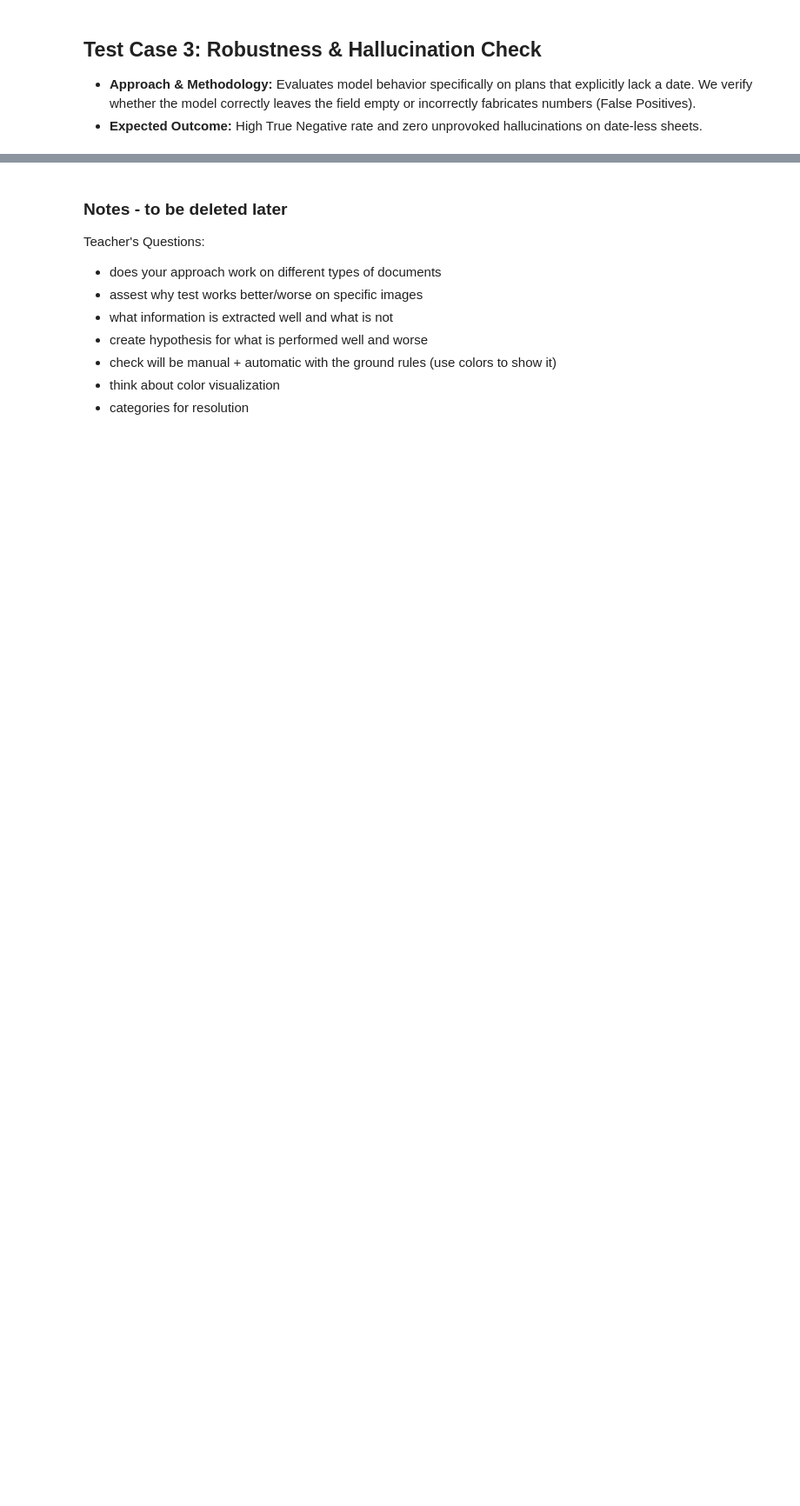
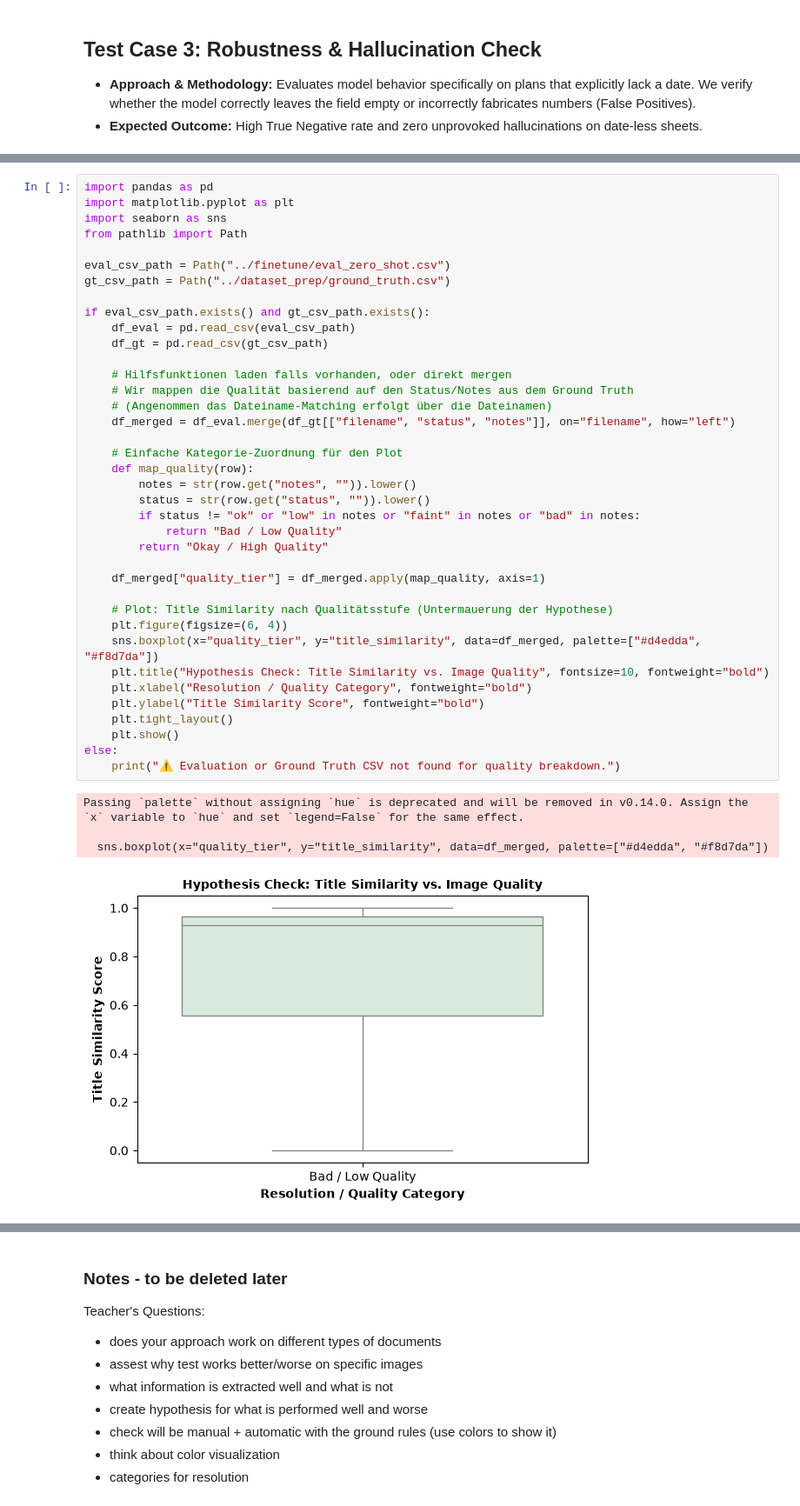
Before and after one commit to CharalamposZisis/BVG_Project_, a Jupyter notebook: testing/testing.ipynb, the cells around one changed output, grey strips where cells are left out. Shown at 87% size. Saved outputs shown, nothing was run; the diff lists cells and outputs as text; blank space fills up the shorter version.

```diff
--- a/testing/testing.ipynb
+++ b/testing/testing.ipynb
@@ -111,0 +142,43 @@ if eval_csv_path.exists():
+# %%
+import pandas as pd
+import matplotlib.pyplot as plt
+import seaborn as sns
+from pathlib import Path
+
+eval_csv_path = Path("../finetune/eval_zero_shot.csv")
+gt_csv_path = Path("../dataset_prep/ground_truth.csv")
+
+if eval_csv_path.exists() and gt_csv_path.exists():
+    df_eval = pd.read_csv(eval_csv_path)
+    df_gt = pd.read_csv(gt_csv_path)
+
+    # Hilfsfunktionen laden falls vorhanden, oder direkt mergen
+    # Wir mappen die Qualität basierend auf den Status/Notes aus dem Ground Truth
+    # (Angenommen das Dateiname-Matching erfolgt über die Dateinamen)
+    df_merged = df_eval.merge(df_gt[["filename", "status", "notes"]], on="filename", how="left")
+
+    # Einfache Kategorie-Zuordnung für den Plot
+    def map_quality(row):
+        notes = str(row.get("notes", "")).lower()
+        status = str(row.get("status", "")).lower()
+        if status != "ok" or "low" in notes or "faint" in notes or "bad" in notes:
+            return "Bad / Low Quality"
+        return "Okay / High Quality"
+
+    df_merged["quality_tier"] = df_merged.apply(map_quality, axis=1)
+
+    # Plot: Title Similarity nach Qualitätsstufe (Untermauerung der Hypothese)
+    plt.figure(figsize=(6, 4))
+    sns.boxplot(x="quality_tier", y="title_similarity", data=df_merged, palette=["#d4edda", "#f8d7da"])
+    plt.title("Hypothesis Check: Title Similarity vs. Image Quality", fontsize=10, fontweight="bold")
+    plt.xlabel("Resolution / Quality Category", fontweight="bold")
+    plt.ylabel("Title Similarity Score", fontweight="bold")
+    plt.tight_layout()
+    plt.show()
+else:
+    print("⚠️ Evaluation or Ground Truth CSV not found for quality breakdown.")
+# %% [output]
+Passing `palette` without assigning `hue` is deprecated and will be removed in v0.14.0. Assign the `x` variable to `hue` and set `legend=False` for the same effect.
+
+  sns.boxplot(x="quality_tier", y="title_similarity", data=df_merged, palette=["#d4edda", "#f8d7da"])
+[figure, added]
```
Also changed, not shown: parts of 22 cells of this notebook.
